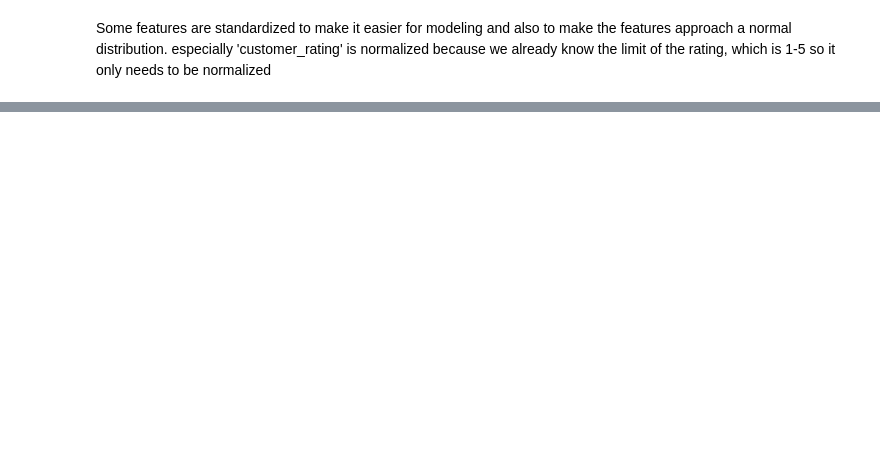
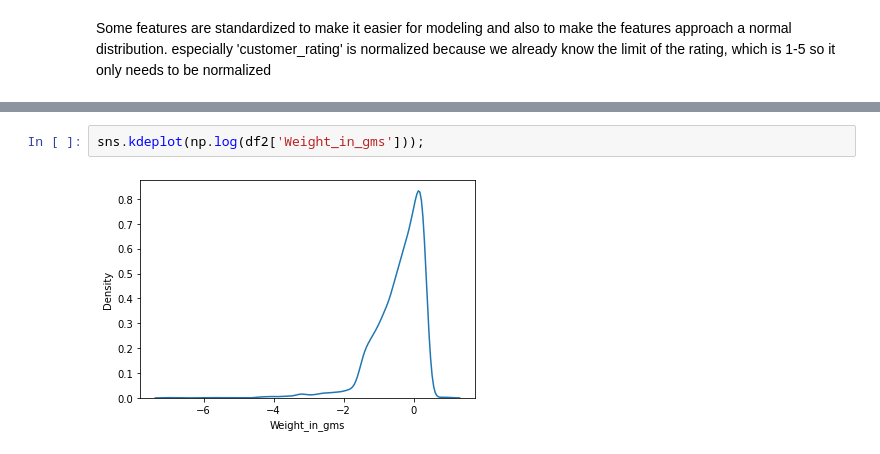
Before and after one commit to wahyunh10/Project-Ecommerce-Shipping-Clasification-Modeling, a Jupyter notebook: Stage_2_Project.ipynb, the cells around one changed output, grey strips where cells are left out. Saved outputs shown, nothing was run; the diff lists cells and outputs as text; blank space fills up the shorter version.

```diff
--- a/Stage_2_Project.ipynb
+++ b/Stage_2_Project.ipynb
@@ -157,0 +232,4 @@ sns.kdeplot(df2['Weight_in_gms']);
+# %%
+sns.kdeplot(np.log(df2['Weight_in_gms']));
+# %% [output]
+[figure, added]
```
Also changed, not shown: parts of 19 cells of this notebook.
